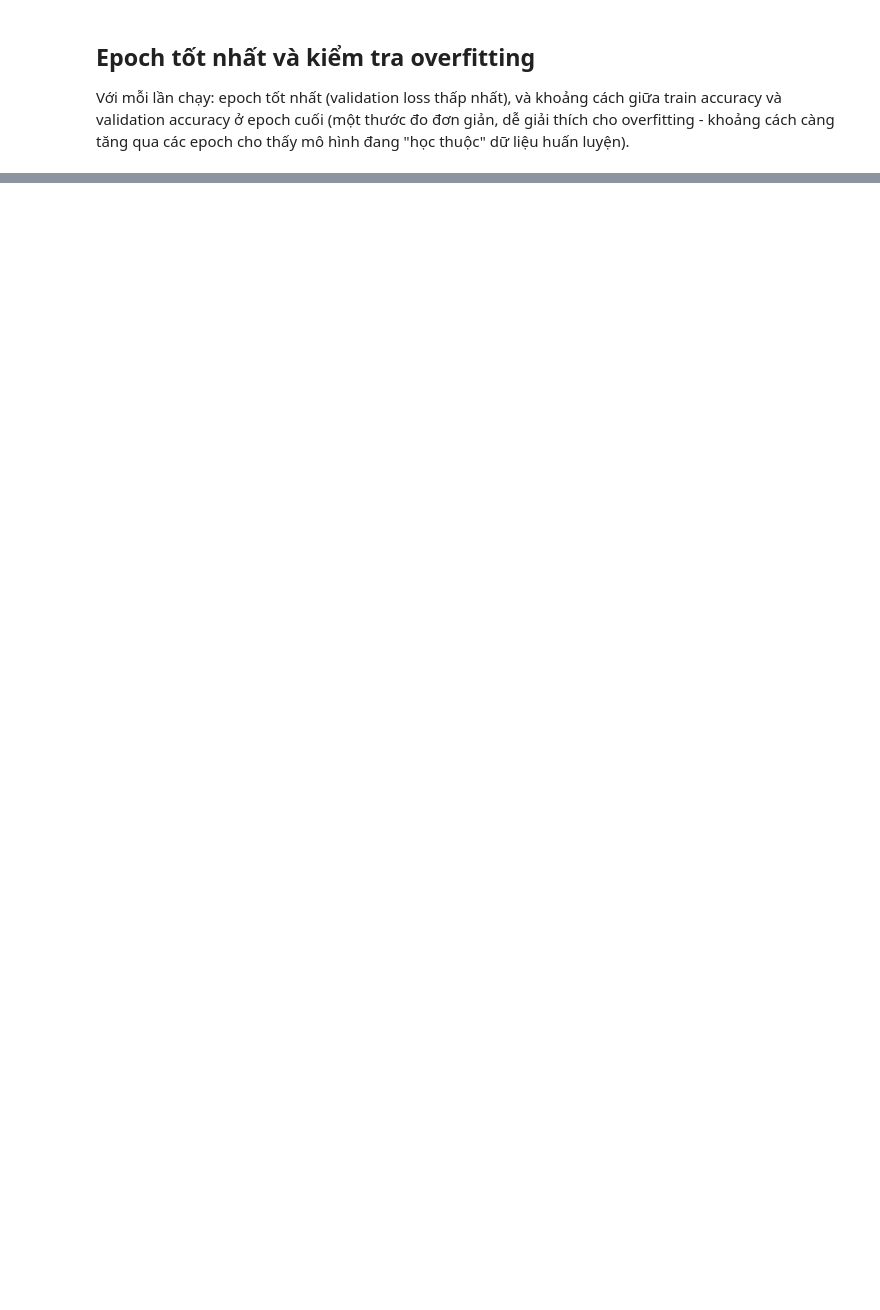
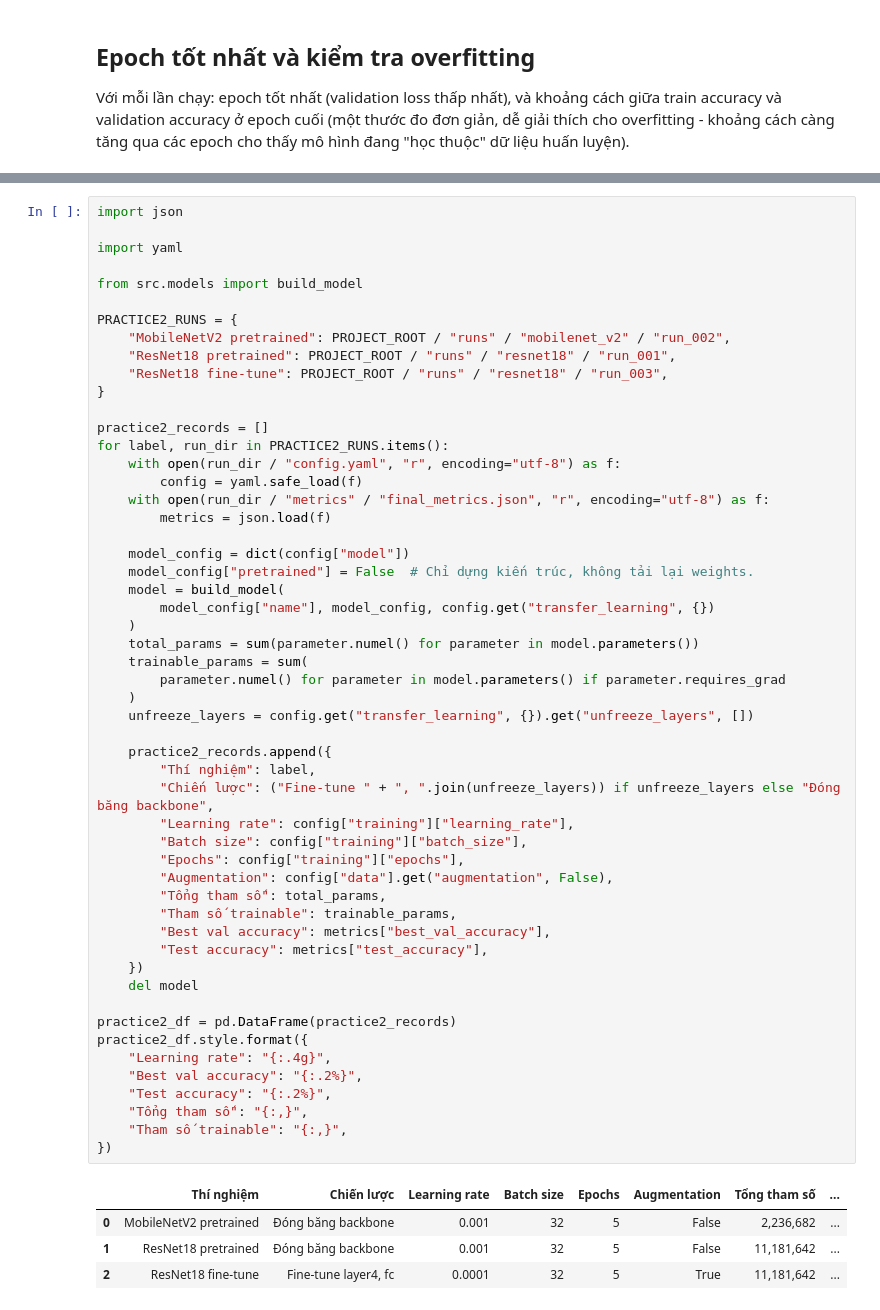
Before and after one commit to ntruonghuynh/LAB_Deep_Learning, a Jupyter notebook: lab01_fashion_mnist/notebooks/02_training_and_comparison.ipynb, the cells around one changed output, grey strips where cells are left out. Drawn from its saved outputs; the diff is of its cells as text; blank space fills up the shorter version.

```diff
--- a/lab01_fashion_mnist/notebooks/02_training_and_comparison.ipynb
+++ b/lab01_fashion_mnist/notebooks/02_training_and_comparison.ipynb
@@ -107,0 +143,58 @@ pd.DataFrame(rows)
+# %%
+import json
+
+import yaml
+
+from src.models import build_model
+
+PRACTICE2_RUNS = {
+    "MobileNetV2 pretrained": PROJECT_ROOT / "runs" / "mobilenet_v2" / "run_002",
+    "ResNet18 pretrained": PROJECT_ROOT / "runs" / "resnet18" / "run_001",
+    "ResNet18 fine-tune": PROJECT_ROOT / "runs" / "resnet18" / "run_003",
+}
+
+practice2_records = []
+for label, run_dir in PRACTICE2_RUNS.items():
+    with open(run_dir / "config.yaml", "r", encoding="utf-8") as f:
+        config = yaml.safe_load(f)
+    with open(run_dir / "metrics" / "final_metrics.json", "r", encoding="utf-8") as f:
+        metrics = json.load(f)
+
+    model_config = dict(config["model"])
+    model_config["pretrained"] = False  # Chỉ dựng kiến trúc, không tải lại weights.
+    model = build_model(
+        model_config["name"], model_config, config.get("transfer_learning", {})
+    )
+    total_params = sum(parameter.numel() for parameter in model.parameters())
+    trainable_params = sum(
+        parameter.numel() for parameter in model.parameters() if parameter.requires_grad
+    )
+    unfreeze_layers = config.get("transfer_learning", {}).get("unfreeze_layers", [])
+
+    practice2_records.append({
+        "Thí nghiệm": label,
+        "Chiến lược": ("Fine-tune " + ", ".join(unfreeze_layers)) if unfreeze_layers else "Đóng băng backbone",
+        "Learning rate": config["training"]["learning_rate"],
+        "Batch size": config["training"]["batch_size"],
+        "Epochs": config["training"]["epochs"],
+        "Augmentation": config["data"].get("augmentation", False),
+        "Tổng tham số": total_params,
+        "Tham số trainable": trainable_params,
+        "Best val accuracy": metrics["best_val_accuracy"],
+        "Test accuracy": metrics["test_accuracy"],
+    })
+    del model
+
+practice2_df = pd.DataFrame(practice2_records)
+practice2_df.style.format({
+    "Learning rate": "{:.4g}",
+    "Best val accuracy": "{:.2%}",
+    "Test accuracy": "{:.2%}",
+    "Tổng tham số": "{:,}",
+    "Tham số trainable": "{:,}",
+})
+# %% [output]
+|  | Thí nghiệm | Chiến lược | Learning rate | Batch size | Epochs | Augmentation | Tổng tham số | ... |
+| 0 | MobileNetV2 pretrained | Đóng băng backbone | 0.001 | 32 | 5 | False | 2,236,682 | ... |
+| 1 | ResNet18 pretrained | Đóng băng backbone | 0.001 | 32 | 5 | False | 11,181,642 | ... |
+| 2 | ResNet18 fine-tune | Fine-tune layer4, fc | 0.0001 | 32 | 5 | True | 11,181,642 | ... |
```
Also changed, not shown: parts of 12 cells of this notebook, 51 other files.
